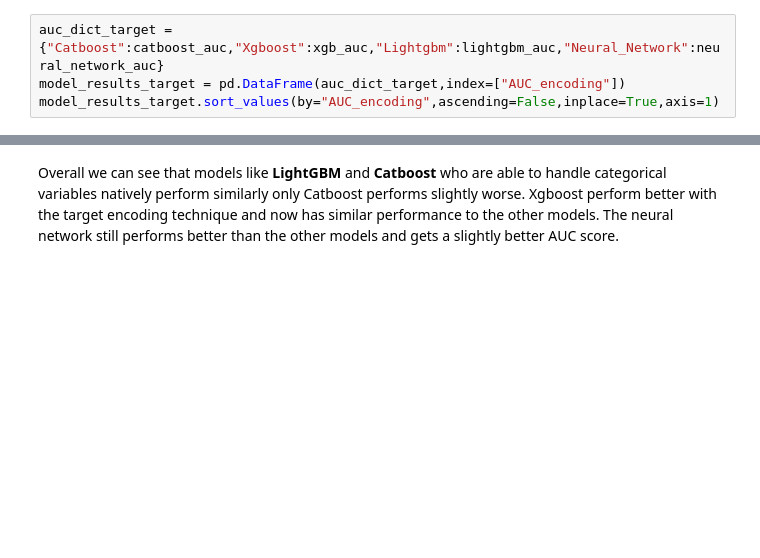
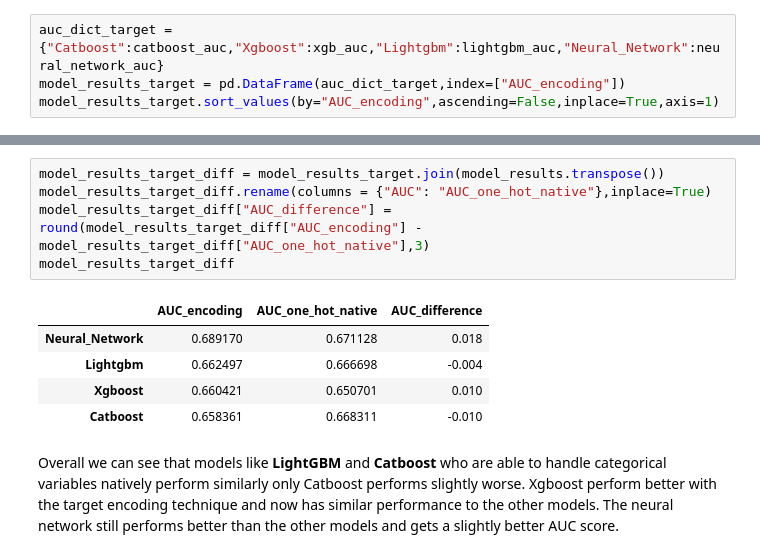
Before and after one commit to teodor-georgiev/Online-Retailer-Analysis-2014, a Jupyter notebook: 3. Feature Engineering of the target variable work in progress.ipynb, the cells around one changed output, grey strips where cells are left out. Saved outputs shown, nothing was run; the diff lists cells and outputs as text; blank space fills up the shorter version.

```diff
--- a/3. Feature Engineering of the target variable work in progress.ipynb
+++ b/3. Feature Engineering of the target variable work in progress.ipynb
@@ -643,3 +588,14 @@ model_results_target.transpose()
+# %%
+model_results_target_diff = model_results_target.join(model_results.transpose())
+model_results_target_diff.rename(columns = {"AUC": "AUC_one_hot_native"},inplace=True)
+model_results_target_diff["AUC_difference"] =  round(model_results_target_diff["AUC_encoding"] - model_results_target_diff["AUC_one_hot_native"],3)
+model_results_target_diff
+# %% [output]
+|  | AUC_encoding | AUC_one_hot_native | AUC_difference |
+| Neural_Network | 0.689170 | 0.671128 | 0.018 |
+| Lightgbm | 0.662497 | 0.666698 | -0.004 |
+| Xgboost | 0.660421 | 0.650701 | 0.010 |
+| Catboost | 0.658361 | 0.668311 | -0.010 |
 # %% [markdown]
 Overall we can see that models like **LightGBM** and **Catboost** who are able to handle categorical variables natively perform similarly only Catboost performs slightly worse. Xgboost perform better with the target encoding technique and now has similar performance to the other models. The neural network still performs better than the other models and gets a slightly better AUC score.
 # %% [markdown]
```
Also changed, not shown: parts of 10 cells of this notebook.
